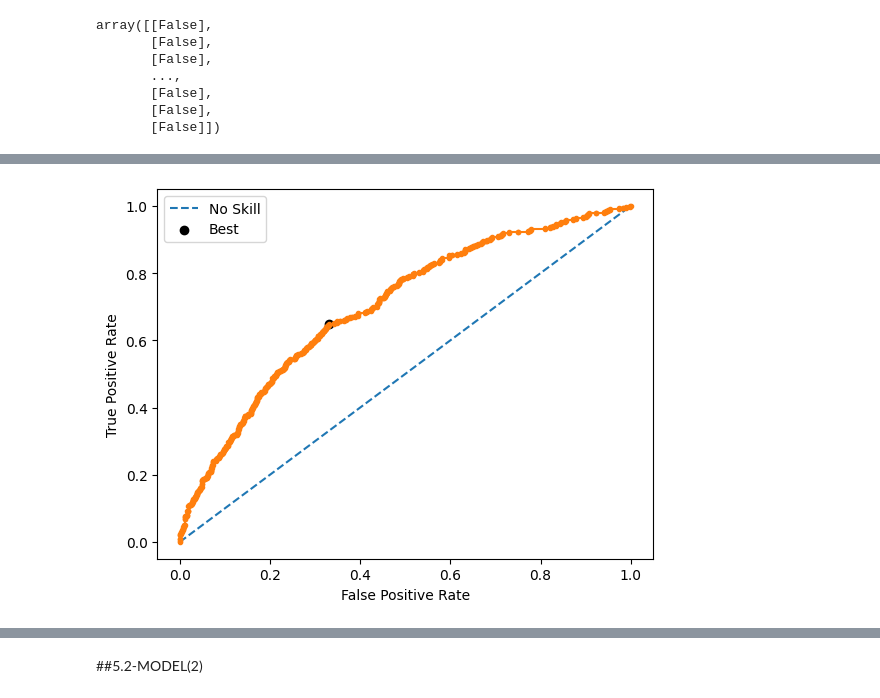
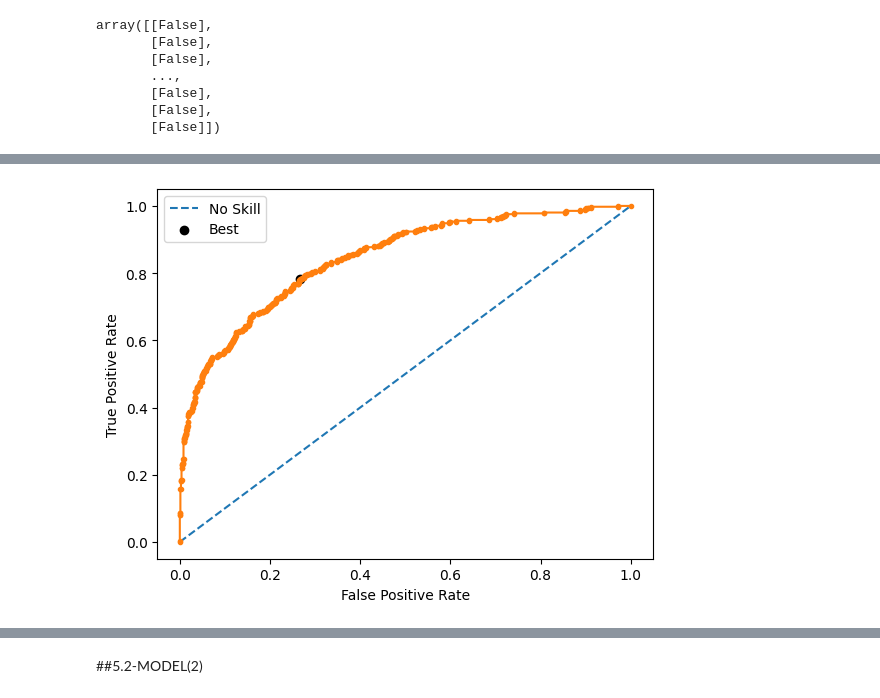
Before and after one commit to muratgguzel/AIML-DeepNN_Project7-BankChurnPrediction, a Jupyter notebook: Murat_Goksenin_Guzel_Project7_v1_1.ipynb, the cells around one changed output, grey strips where cells are left out. Saved outputs shown, nothing was run; the diff lists cells and outputs as text; code cells hidden in the pictures.

```diff
--- a/Murat_Goksenin_Guzel_Project7_v1_1.ipynb
+++ b/Murat_Goksenin_Guzel_Project7_v1_1.ipynb
@@ -1169,16 +1173,16 @@ random.seed(42)
 tf.random.set_seed(42)
 # %%
 # Initializing the ANN
-model1 = Sequential()
+model = Sequential()
 # The amount of nodes (dimensions) in hidden layer should be the average of input and output layers, in this case 64.
 # This adds the input layer (by specifying input dimension) AND the first hidden layer (units)
-model1.add(Dense(activation = 'relu', input_dim = X_train.shape[1], units=64))
+model.add(Dense(activation = 'relu', input_dim = X_train.shape[1], units=64))
 #Add 1st hidden layer
-model1.add(Dense(32, activation='relu'))
+model.add(Dense(32, activation='relu'))
 # Adding the output layer
 # Notice that we do not need to specify input dim.
 # we have an output of 1 node, which is the the desired dimensions of our output (stay with the bank or not)
 # We use the sigmoid because we want probability outcomes
-model1.add(Dense(1, activation = 'sigmoid'))
+model.add(Dense(1, activation = 'sigmoid'))
 # %% [markdown]
 I select SGD Optimizer and learning_rate of 1e-3
@@ -1187,5 +1189,5 @@ optprm = keras.optimizers.SGD(learning_rate=1e-3)
 # %%
 # Create optimizer with default learning rate
 # Compile the model
-model1.compile(optimizer=optprm, loss='binary_crossentropy', metrics=['accuracy'])
+model.compile(optimizer='SGD', loss='binary_crossentropy', metrics=['accuracy'])
 # %%
@@ -1209,8 +1211,8 @@ _________________________________________________________________
 # %% [markdown]
 64- 32 Hidden layers exits at model
 # %%
-history=model1.fit(X_train, y_train,
+history=model.fit(X_train, y_train,
           validation_split=0.2,
-          epochs=20,
+          epochs=50,
           batch_size=32,verbose=1)
 # %% [output]
@@ -1359,11 +1363,11 @@ from matplotlib import pyplot
 
 
 # predict probabilities
-yhat1 = model1.predict(X_test)
+yhat = model.predict(X_test)
 # keep probabilities for the positive outcome only
-yhat1 = yhat1[:, 0]
+yhat = yhat[:, 0]
 # calculate roc curves
-fpr, tpr, thresholds1 = roc_curve(y_test, yhat1)
+fpr, tpr, thresholds1 = roc_curve(y_test, yhat)
 # calculate the g-mean for each threshold
 gmeans1 = np.sqrt(tpr * (1-fpr))
 # locate the index of the largest g-mean
@@ -1385 +1389 @@ Best Threshold=0.230853, G-Mean=0.659
-[figure, old version]
+[figure, new version]
```
Also changed, not shown: parts of 29 cells of this notebook.
